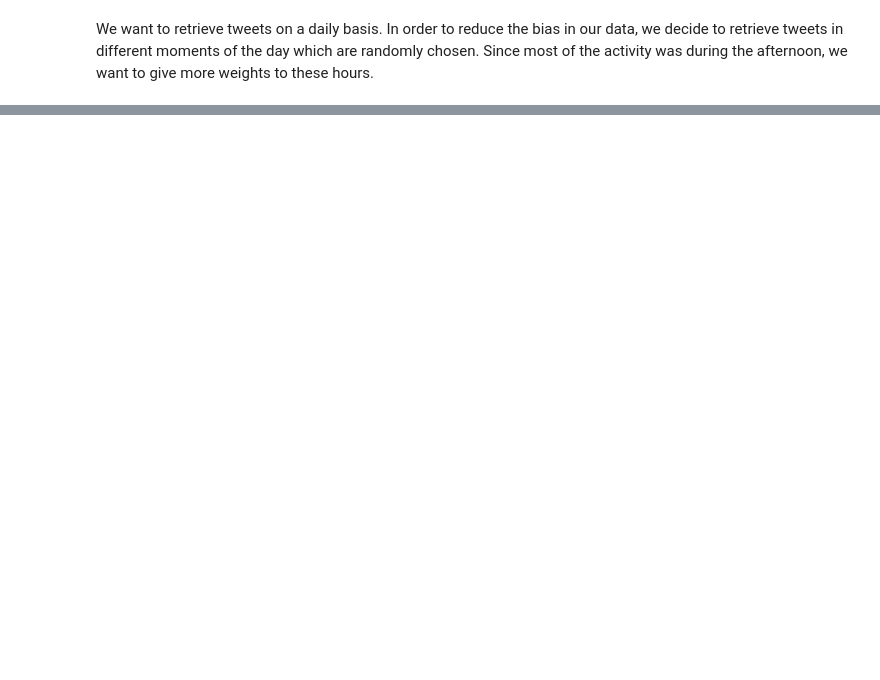
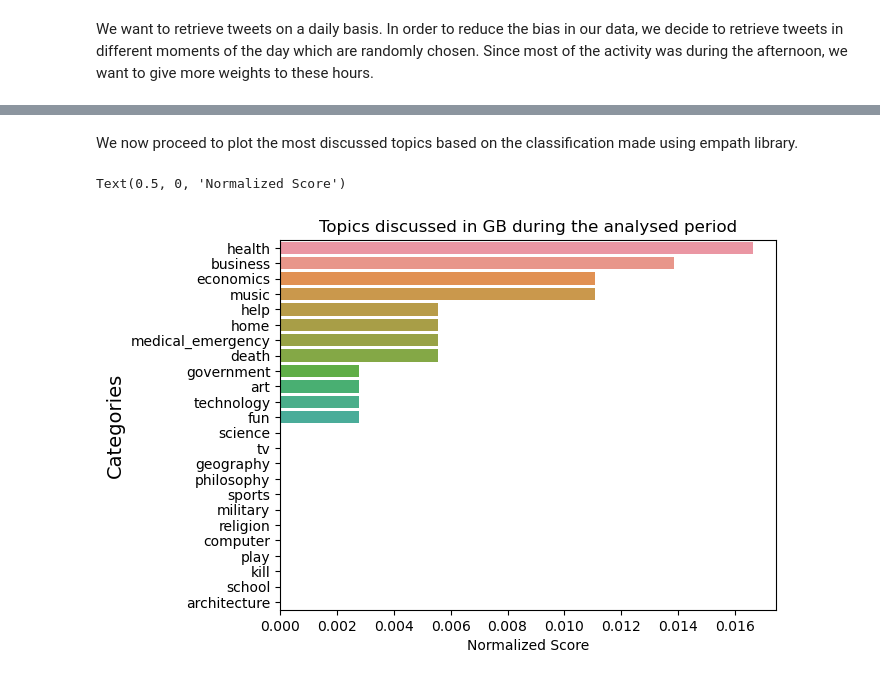
Before and after one commit to RiccardoBrioschi/The-pandemic-through-the-eyes-of-Internet, a Jupyter notebook: Corona_project_analysis.ipynb, the cells around one changed output, grey strips where cells are left out. Cells and saved outputs as stored; diff of their text form; code cells hidden in the pictures; blank space fills up the shorter version.

Commit message:
task1 + plot

```diff
--- a/Corona_project_analysis.ipynb
+++ b/Corona_project_analysis.ipynb
@@ -13,6 +13,8 @@ import json
 import re
 import pickle
 from datetime import datetime
+
+# Twitter library
 import tweepy
 
 # Math libraries
@@ -21,6 +23,7 @@ import numpy as np
 #Data visualization libraries
 import matplotlib.pyplot as plt
 import seaborn as sns
+%matplotlib inline
 
 # Natural language processing libraries
 import nltk
@@ -34,6 +37,7 @@ nltk.download('stopwords')
 
 # Libray to infer the topics discussed in each tweet
 from empath import Empath
+lexicon = Empath()
 # %% [output]
 [nltk_data] Downloading package stopwords to
 [nltk_data]     C:\Users\ricca\AppData\Roaming\nltk_data...
@@ -73,0 +102,4 @@ weights[-5:] = weights[-5:]*2
+# %%
+topics = ['help','medical_emergency','health','government','school','kill','art','play','computer',
+         'home','business','religion','sports','death','military','music','science','fun','economics',
+         'technology','philosophy','geography','tv','architecture']
@@ -134,12 +177,3 @@ def create_dataframe(name_country,language,period_of_interest,time_window = hour
 def get_dataframe(name_country):
     get_path = './output/'+name_country+'_tweets.pkl'
     return pd.read_pickle(get_path)
-# %%
-topics = categories = ["money","family","health","nervousness","government",
-                                                        "suffering","optimism","fear",
-                                                         "death","science","scientists","sadness",
-                                                         "joy","economics","politics","anger","pain",
-                                                         "negative_emotion","law","achievement","contentment",
-                                                         "positive_emotion", "sport", "technology", "restaurant", "travel", "school",
-                                                         "grandparent", "medical_emergency", "emergency", "hospital", "flu", "pharmacy",
-                                                         "pneumonia", "infection", "fever"]
@@ -171,0 +195,19 @@ df
+# %% [markdown]
+We now proceed to plot the most discussed topics based on the classification made using empath library.
+# %%
+fig,ax = plt.subplots(1)
+
+# We infer the topics discussed in the retrieved tweets
+classified_topics = pd.DataFrame([lexicon.analyze(df.tweet.str.cat(sep = ' '),categories = topics,
+                                                  normalize = True)], index = ['EN']).T
+
+classified_topics = classified_topics.sort_values(by = ['EN'], ascending = False)
+classified_topics.reset_index(inplace = True)
+sns.barplot(data = classified_topics, x = 'EN', y = 'index')
+plt.ylabel('Topics', fontsize = 14)
+plt.title('Topics discussed in GB during the analysed period')
+plt.ylabel('Categories')
+plt.xlabel('Normalized Score')
+# %% [output]
+Text(0.5, 0, 'Normalized Score')
+[figure, added]
```
Also changed, not shown: parts of 13 cells of this notebook.
